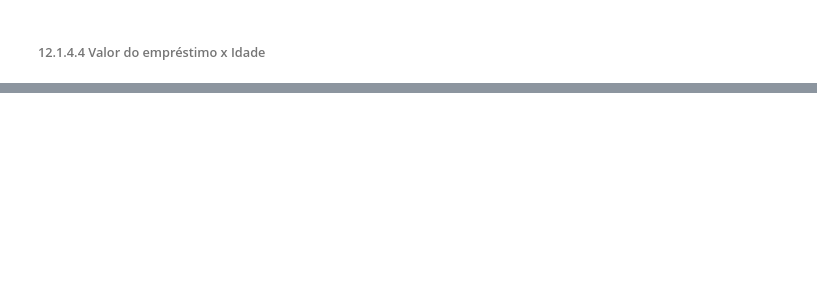
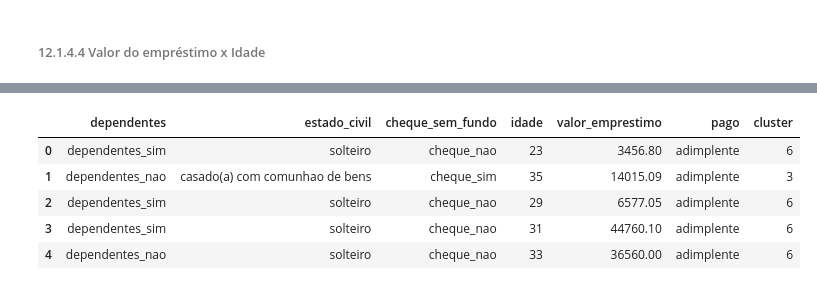
Before and after one commit to samantasobral/shap-ml-interpretability, a Jupyter notebook: notebook/shap_model.ipynb, the cells around one changed output, grey strips where cells are left out. Drawn from its saved outputs; the diff is of its cells as text; code cells hidden in the pictures; blank space fills up the shorter version.

```diff
--- a/notebook/shap_model.ipynb
+++ b/notebook/shap_model.ipynb
@@ -2706,0 +2759,4 @@ shap.dependence_plot('valor_emprestimo', shap_values.values, X_test, interaction
+# %%
+test_set['pago'] = test_set['pago'].apply(lambda x: 'inadimplente' if x == 1 else 'adimplente')
+test_set['dependentes'] = test_set['dependentes'].apply(lambda x: 'dependentes_sim' if x == 'S' else 'dependentes_nao')
+test_set['cheque_sem_fundo'] = test_set['cheque_sem_fundo'].apply(lambda x: 'cheque_sim' if x == 'S' else 'cheque_nao')
@@ -2706,0 +2777,9 @@ shap.dependence_plot('valor_emprestimo', shap_values.values, X_test, interaction
+# %%
+test_set.head()
+# %% [output]
+|  | dependentes | estado_civil | cheque_sem_fundo | idade | valor_emprestimo | pago | cluster |
+| 0 | dependentes_sim | solteiro | cheque_nao | 23 | 3456.80 | adimplente | 6 |
+| 1 | dependentes_nao | casado(a) com comunhao de bens | cheque_sim | 35 | 14015.09 | adimplente | 3 |
+| 2 | dependentes_sim | solteiro | cheque_nao | 29 | 6577.05 | adimplente | 6 |
+| 3 | dependentes_sim | solteiro | cheque_nao | 31 | 44760.10 | adimplente | 6 |
+| 4 | dependentes_nao | solteiro | cheque_nao | 33 | 36560.00 | adimplente | 6 |
```
Also changed, not shown: parts of 44 cells of this notebook.
